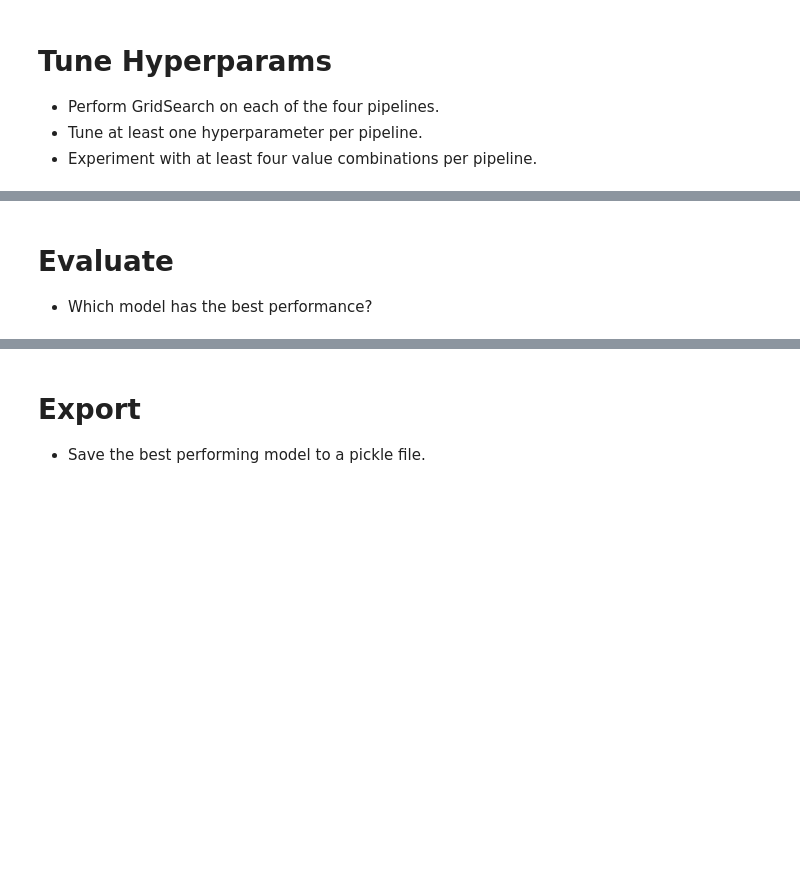
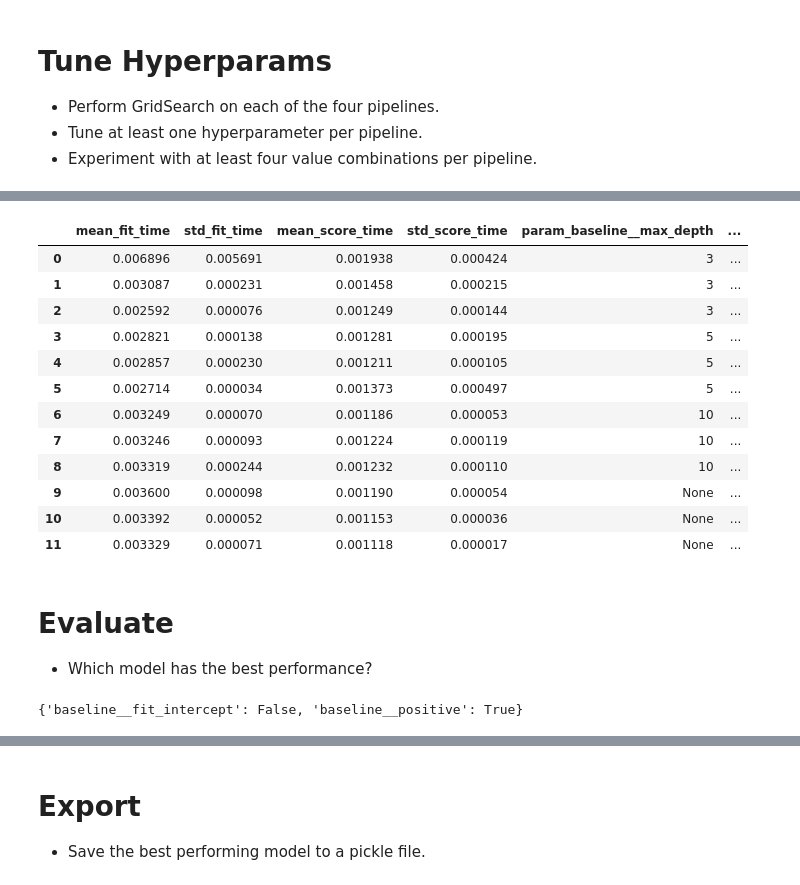
Before and after one commit to UofT-DSI/production, a Jupyter notebook: 02_activities/assignments/assignment_2.ipynb, the cells around one changed output, grey strips where cells are left out. Drawn from its saved outputs; the diff is of its cells as text; code cells hidden in the pictures; blank space fills up the shorter version.

```diff
--- a/02_activities/assignments/assignment_2.ipynb
+++ b/02_activities/assignments/assignment_2.ipynb
@@ -143,0 +254,15 @@ Create a [model pipeline](https://scikit-learn.org/stable/modules/generated/skle
+# %%
+param_grid_A = {
+    'baseline__fit_intercept': [True, False],
+    'baseline__positive': [True, False],
+}
+
+grid_A = GridSearchCV(
+    estimator=Pipeline_A,
+    param_grid=param_grid_A,
+    scoring="neg_root_mean_squared_error",
+    cv=5,
+    refit=True
+)
+
+grid_A.fit(X_train, y_train)
@@ -143,0 +287,15 @@ Create a [model pipeline](https://scikit-learn.org/stable/modules/generated/skle
+# %%
+param_grid_C = {
+    'baseline__max_depth': [3, 5, 10, None],
+    'baseline__min_samples_split': [2, 5, 10]
+}
+
+grid_C = GridSearchCV(
+    estimator=Pipeline_C,
+    param_grid=param_grid_C,
+    scoring="neg_root_mean_squared_error",
+    cv=5,
+    refit=True
+)
+
+grid_C.fit(X_train, y_train)
@@ -143,0 +366,19 @@ Create a [model pipeline](https://scikit-learn.org/stable/modules/generated/skle
+# %%
+results_C = grid_C.cv_results_
+results_C = pd.DataFrame(results_C)
+results_C.columns
+results_C
+# %% [output]
+|  | mean_fit_time | std_fit_time | mean_score_time | std_score_time | param_baseline__max_depth | ... |
+| 0 | 0.006896 | 0.005691 | 0.001938 | 0.000424 | 3 | ... |
+| 1 | 0.003087 | 0.000231 | 0.001458 | 0.000215 | 3 | ... |
+| 2 | 0.002592 | 0.000076 | 0.001249 | 0.000144 | 3 | ... |
+| 3 | 0.002821 | 0.000138 | 0.001281 | 0.000195 | 5 | ... |
+| 4 | 0.002857 | 0.000230 | 0.001211 | 0.000105 | 5 | ... |
+| 5 | 0.002714 | 0.000034 | 0.001373 | 0.000497 | 5 | ... |
+| 6 | 0.003249 | 0.000070 | 0.001186 | 0.000053 | 10 | ... |
+| 7 | 0.003246 | 0.000093 | 0.001224 | 0.000119 | 10 | ... |
+| 8 | 0.003319 | 0.000244 | 0.001232 | 0.000110 | 10 | ... |
+| 9 | 0.003600 | 0.000098 | 0.001190 | 0.000054 | None | ... |
+| 10 | 0.003392 | 0.000052 | 0.001153 | 0.000036 | None | ... |
+| 11 | 0.003329 | 0.000071 | 0.001118 | 0.000017 | None | ... |
@@ -145,3 +388,7 @@ Create a [model pipeline](https://scikit-learn.org/stable/modules/generated/skle
 # Evaluate
 
 + Which model has the best performance?
+# %%
+grid_A.best_params_
+# %% [output]
+{'baseline__fit_intercept': False, 'baseline__positive': True}
```
Also changed, not shown: parts of 32 cells of this notebook.
